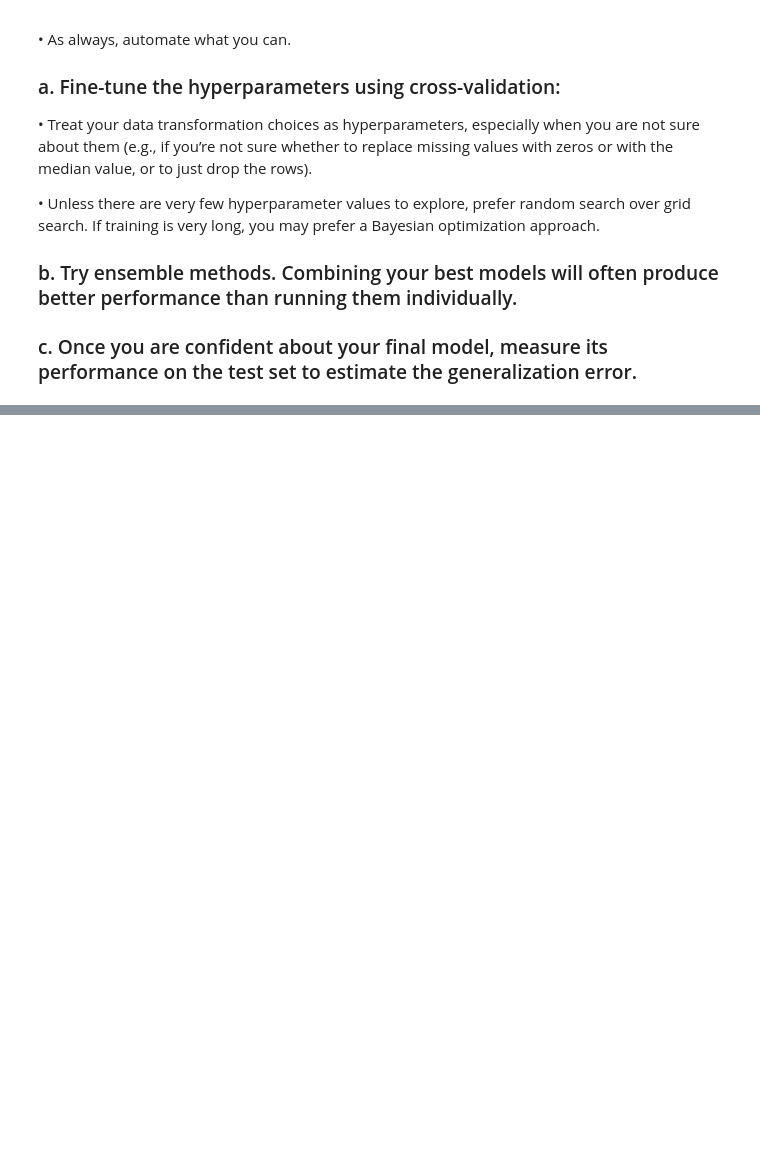
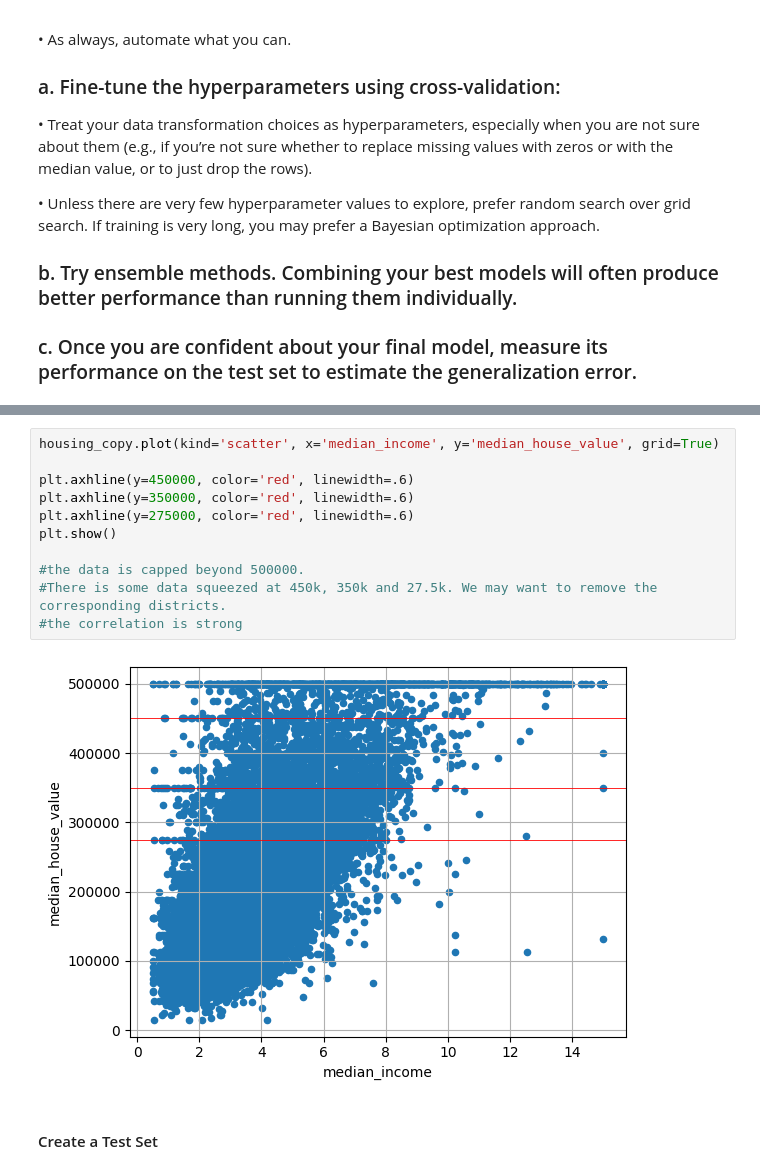
Before and after one commit to AliElneklawy/california-housing-price-prediction, a Jupyter notebook: california_housing.ipynb, the cells around one changed output, grey strips where cells are left out. Drawn from its saved outputs; the diff is of its cells as text; blank space fills up the shorter version.

```diff
--- a/california_housing.ipynb
+++ b/california_housing.ipynb
@@ -124,0 +273,15 @@ optimization approach.
+# %%
+housing_copy.plot(kind='scatter', x='median_income', y='median_house_value', grid=True)
+
+plt.axhline(y=450000, color='red', linewidth=.6)
+plt.axhline(y=350000, color='red', linewidth=.6)
+plt.axhline(y=275000, color='red', linewidth=.6)
+plt.show()
+
+#the data is capped beyond 500000.
+#There is some data squeezed at 450k, 350k and 27.5k. We may want to remove the corresponding districts.
+#the correlation is strong
+# %% [output]
+[figure, added]
+# %% [markdown]
+#### Create a Test Set
```
Also changed, not shown: parts of 22 cells of this notebook.
